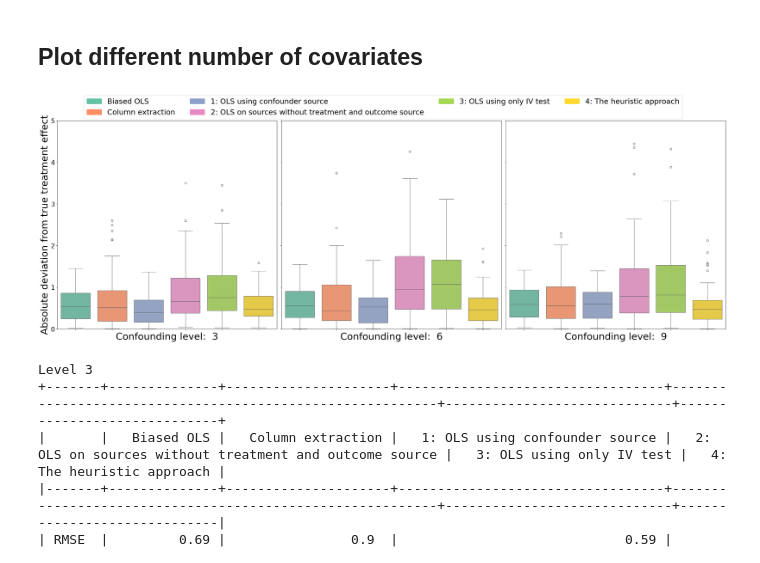
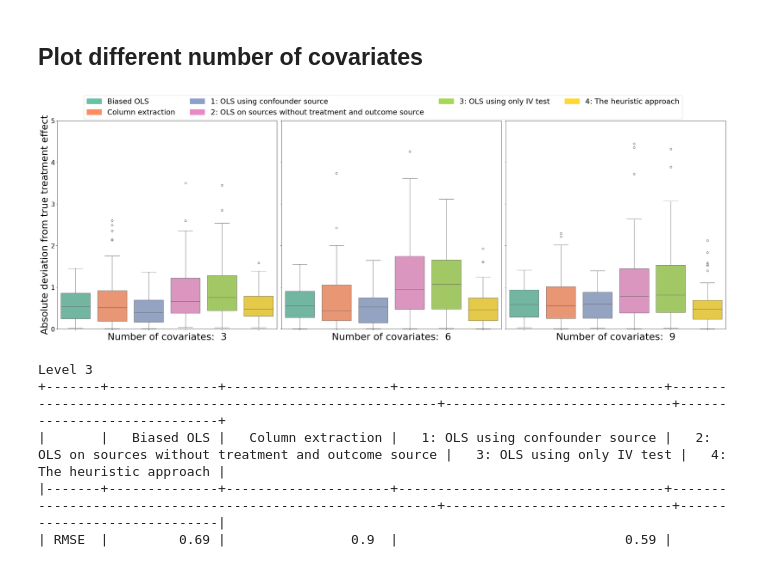
Before and after one commit to malo4300/ICA_IV_simulations, a Jupyter notebook: plots/plot_error_distribution.ipynb, the cells around one changed output. Saved outputs shown, nothing was run; the diff lists cells and outputs as text; code cells hidden in the pictures.

Commit message:
made plots for CausalVarEM

```diff
--- a/plots/plot_error_distribution.ipynb
+++ b/plots/plot_error_distribution.ipynb
@@ -14,7 +14,7 @@ import matplotlib.patches as mpatches
 def prepare_error_dataframe(ols_est, column_extraction ,errors_list, column_names):
     """Creates a DataFrame with all error values in a long format."""
     df_list = [pd.DataFrame(np.abs(ols_est), columns=["Biased OLS"]),
-               pd.DataFrame(np.abs(column_extraction), columns=["Column extraction"])]
+               pd.DataFrame(np.abs(column_extraction), columns=["Treatment effect entry"])]
 
     for errors, col_name in zip(errors_list, column_names):
         df_list.append(pd.DataFrame(errors["error"], columns=[col_name]))
@@ -238,35 +238,35 @@ def main_plot(number_of_covariates):
         gather_statistics({"RMSE": np.sqrt(np.mean(np.array(column_extraction_est)**2)), "MAE": np.mean(np.abs(column_extraction_est)), "STD": np.std(column_extraction_est)}, rmse, mae, std)
 
         errors_confounder = load_and_calculate_errors(f"../treatment_effect_estimation/treatment_effect_estimations/CausalVarEM_confounder_source_number_of_covs_{covs}.csv", "estimated_treatment_using_confounder_source", "true_treatment_effect")
         gather_statistics(errors_confounder, rmse, mae, std)
 
         errors_7_sources = load_and_calculate_errors(f"../treatment_effect_estimation/treatment_effect_estimations/CausalVarEM_7_sources_number_of_covs_{covs}.csv", "estimated_treatment_on_sources", "true_treatment_effect")
         gather_statistics(errors_7_sources, rmse, mae, std)
         errors_iv_only = load_and_calculate_errors(f"../treatment_effect_estimation/treatment_effect_estimations/CausalVarEM_iv_only_number_of_covs_{covs}.csv", "iv_only_effect", "true_treatment_effect")
         gather_statistics(errors_iv_only, rmse, mae, std)
         errors_nonsense = load_and_calculate_errors(f"../treatment_effect_estimation/treatment_effect_estimations/CausalVarEM_7_sources_nonsense_number_of_covs_{covs}.csv", "mistaken_scheme", "true_treatment_effect")
         gather_statistics(errors_nonsense, rmse, mae, std)
 
 
 
 
 
         err = prepare_error_dataframe(ols_est, column_extraction_est, [errors_confounder, errors_7_sources, errors_iv_only, errors_nonsense],["1: OLS using confounder source", "2: OLS on sources without treatment and outcome source"
                                                                                                                         , "3: OLS using only IV test", "4: The heuristic approach"])
         cases = {col: 100 - err[col].isna().sum() for col in err.columns}
         method_summary[covs] =  {"cases": cases,"rmse": rmse, "mae": mae, "std": std}
-        palette = plot_errors(err, rmse, mae, std, axes[i], covs, "Confounding level", y_lim=5)
+        palette = plot_errors(err, rmse, mae, std, axes[i], covs, "Number of covariates", y_lim=5)
 
     # add one legend for all plots
     add_one_legend(fig, err, palette, 23,2)
     plt.tight_layout()
     plt.show()
     return method_summary
 # Example usage
 number_of_covariates = [3, 6, 9]
 method_summary = main_plot(number_of_covariates)
 # %% [output]
-[figure, old version]
+[figure, new version]
 # %%
 print_method_summary(method_summary)
 # %% [output]
```
